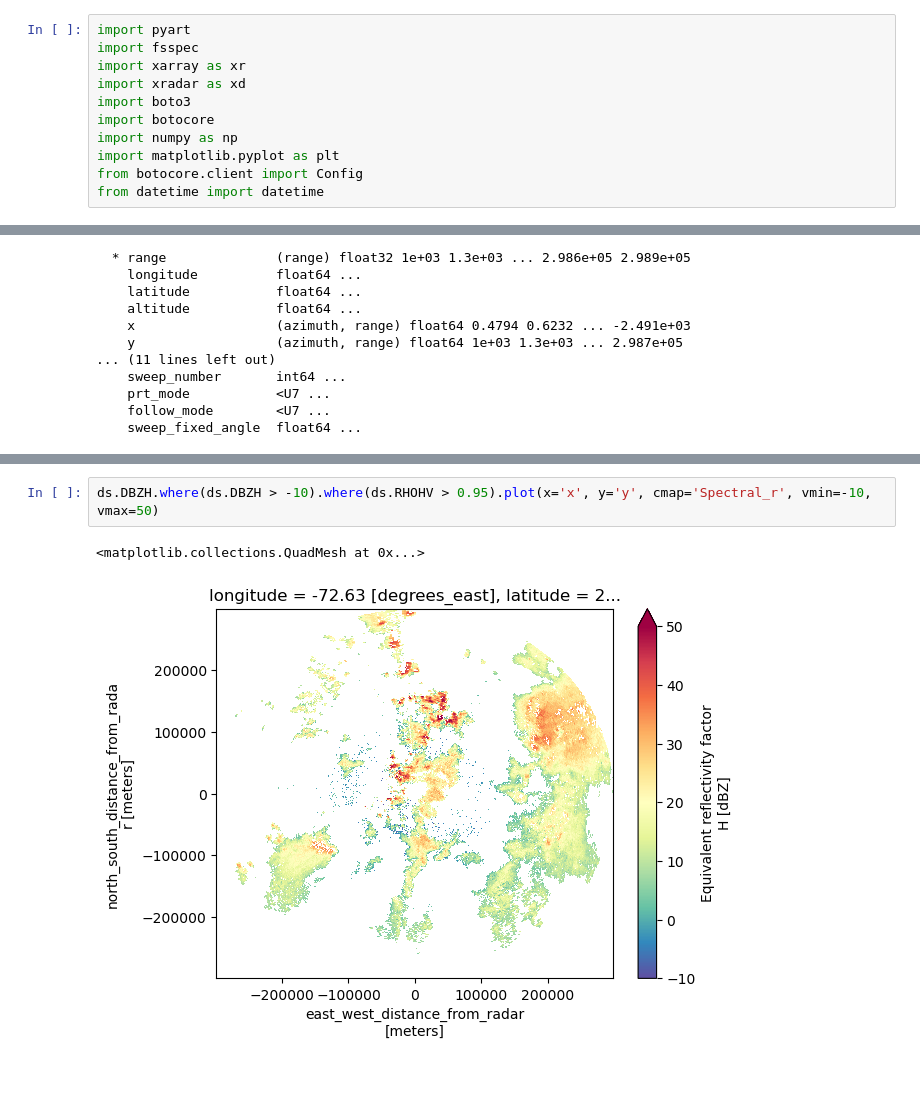
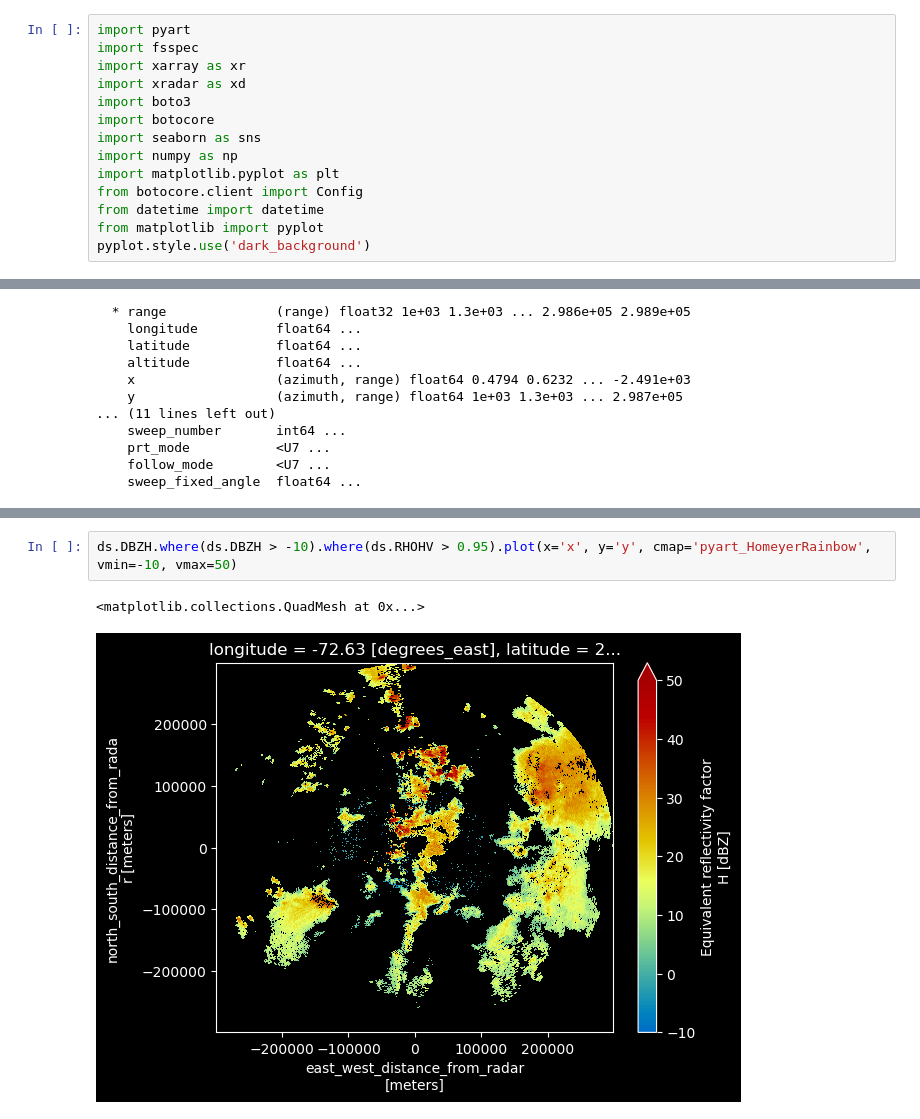
Before and after one commit to aladinor/notebooks, a Jupyter notebook: Reading_from_AWS.ipynb, the cells around one changed output, grey strips where cells are left out. Drawn from its saved outputs; the diff is of its cells as text; blank space fills up the shorter version.

```diff
--- a/Reading_from_AWS.ipynb
+++ b/Reading_from_AWS.ipynb
@@ -5,10 +5,13 @@ import xarray as xr
 import xradar as xd
 import boto3
 import botocore
+import seaborn as sns
 import numpy as np
 import matplotlib.pyplot as plt
 from botocore.client import Config
 from datetime import datetime
+from matplotlib import pyplot
+pyplot.style.use('dark_background')
 # %% [output]
 ## You are using the Python ARM Radar Toolkit (Py-ART), an open source
 ## library for working with weather radar data. Py-ART is partly
@@ -144,8 +147,8 @@ ds.DBZH.plot(x='x', y='y', cmap='Spectral_r', vmin=-10, vmax=50)
 # %%
-ds.DBZH.where(ds.DBZH > -10).where(ds.RHOHV > 0.95).plot(x='x', y='y', cmap='Spectral_r', vmin=-10, vmax=50)
+ds.DBZH.where(ds.DBZH > -10).where(ds.RHOHV > 0.95).plot(x='x', y='y', cmap='pyart_HomeyerRainbow', vmin=-10, vmax=50)
 # %% [output]
 <matplotlib.collections.QuadMesh at 0x...>
-[figure, old version]
+[figure, new version]
 # %%
 ds.ZDR.plot(cmap='viridis_r')
 # %% [output]
```
Also changed, not shown: parts of 14 cells of this notebook, 1 other file.
